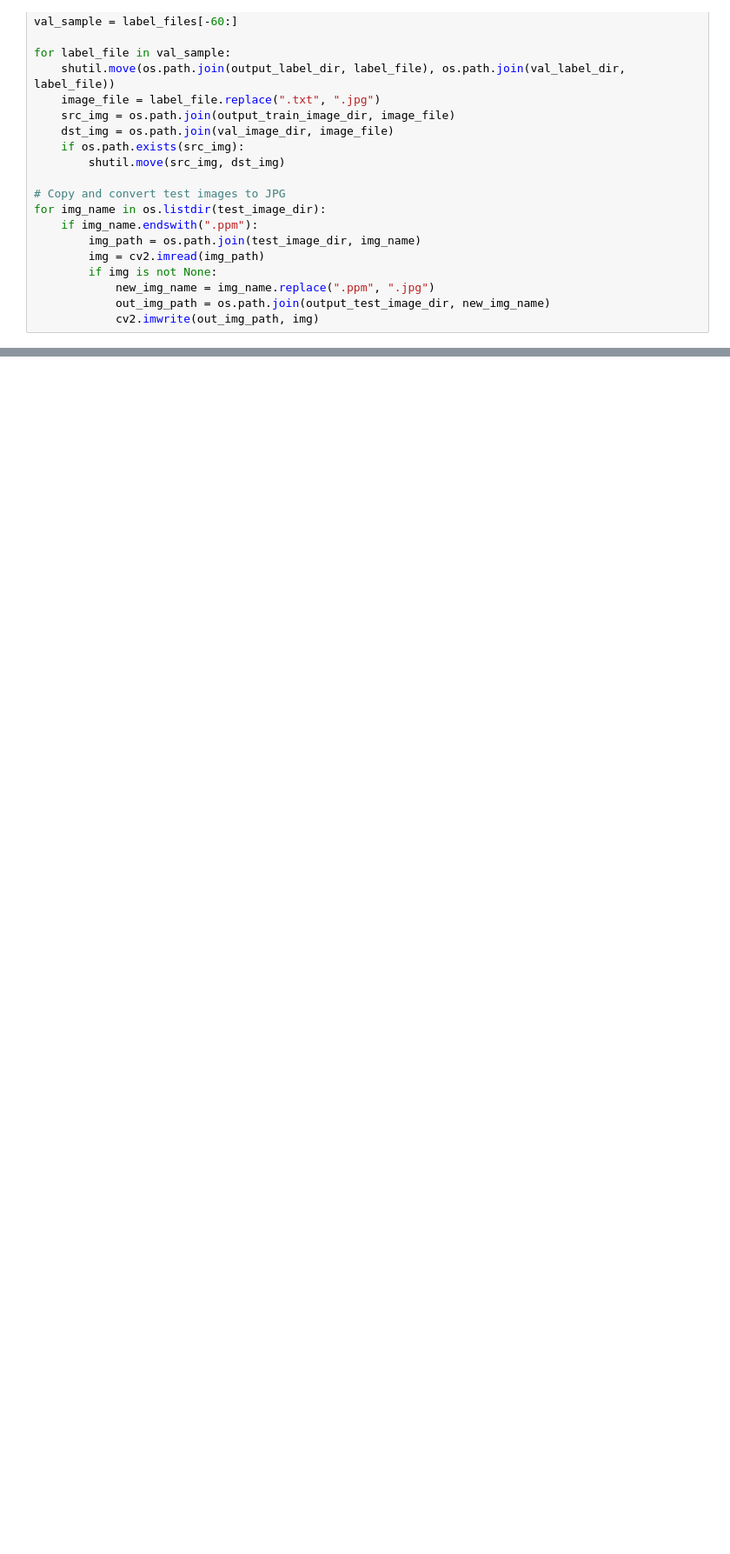
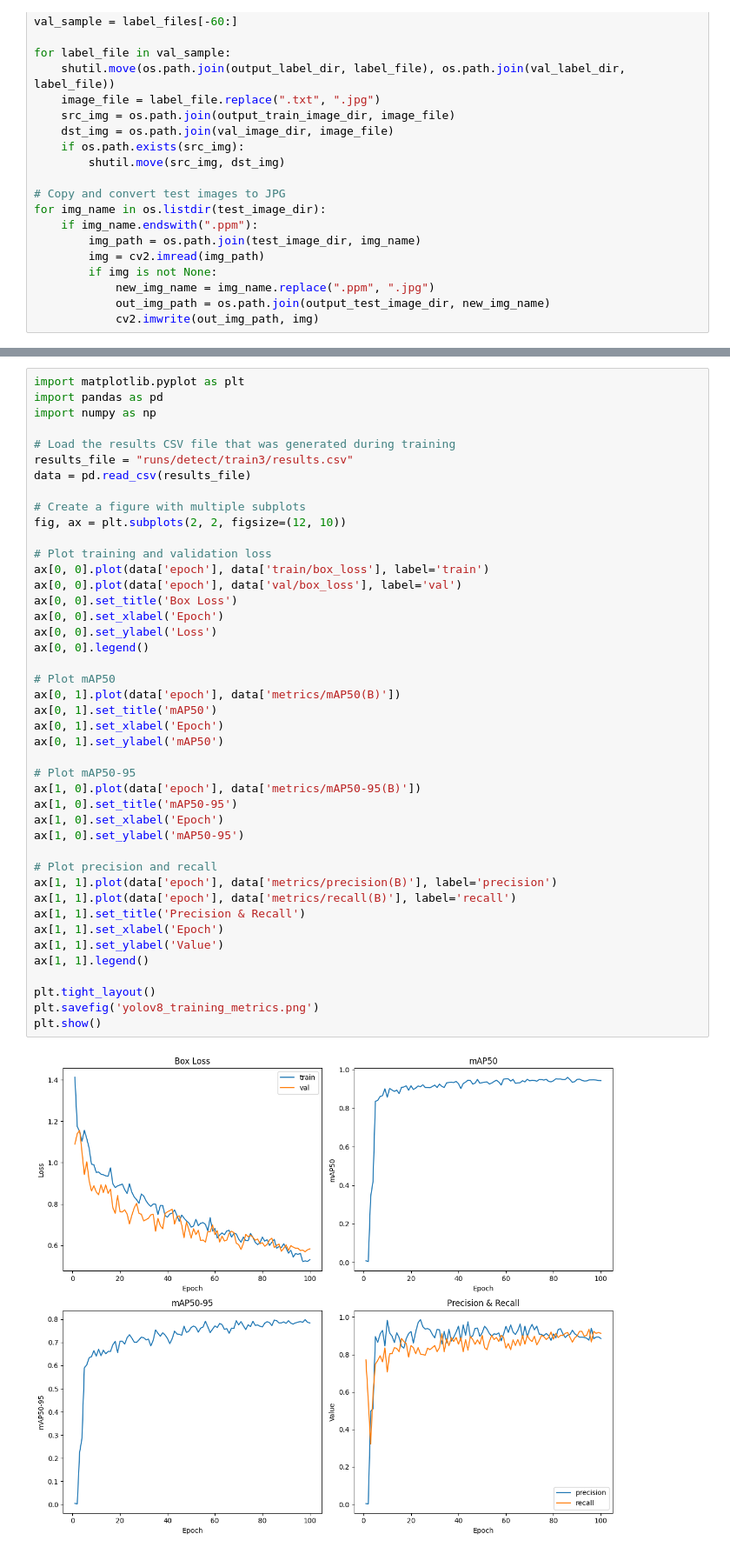
Before and after one commit to xXTime-OnXx/cvai-classisign, a Jupyter notebook: train_yolo.ipynb, the cells around one changed output, grey strips where cells are left out. Shown at 87% size. Saved outputs shown, nothing was run; the diff lists cells and outputs as text; blank space fills up the shorter version.

Commit message:
metrics

```diff
--- a/train_yolo.ipynb
+++ b/train_yolo.ipynb
@@ -139,0 +163,45 @@ Results saved to runs\detect\train
+# %%
+import matplotlib.pyplot as plt
+import pandas as pd
+import numpy as np
+
+# Load the results CSV file that was generated during training
+results_file = "runs/detect/train3/results.csv"
+data = pd.read_csv(results_file)
+
+# Create a figure with multiple subplots
+fig, ax = plt.subplots(2, 2, figsize=(12, 10))
+
+# Plot training and validation loss
+ax[0, 0].plot(data['epoch'], data['train/box_loss'], label='train')
+ax[0, 0].plot(data['epoch'], data['val/box_loss'], label='val')
+ax[0, 0].set_title('Box Loss')
+ax[0, 0].set_xlabel('Epoch')
+ax[0, 0].set_ylabel('Loss')
+ax[0, 0].legend()
+
+# Plot mAP50
+ax[0, 1].plot(data['epoch'], data['metrics/mAP50(B)'])
+ax[0, 1].set_title('mAP50')
+ax[0, 1].set_xlabel('Epoch')
+ax[0, 1].set_ylabel('mAP50')
+
+# Plot mAP50-95
+ax[1, 0].plot(data['epoch'], data['metrics/mAP50-95(B)'])
+ax[1, 0].set_title('mAP50-95')
+ax[1, 0].set_xlabel('Epoch')
+ax[1, 0].set_ylabel('mAP50-95')
+
+# Plot precision and recall
+ax[1, 1].plot(data['epoch'], data['metrics/precision(B)'], label='precision')
+ax[1, 1].plot(data['epoch'], data['metrics/recall(B)'], label='recall')
+ax[1, 1].set_title('Precision & Recall')
+ax[1, 1].set_xlabel('Epoch')
+ax[1, 1].set_ylabel('Value')
+ax[1, 1].legend()
+
+plt.tight_layout()
+plt.savefig('yolov8_training_metrics.png')
+plt.show()
+# %% [output]
+[figure, added]
```
Also changed, not shown: parts of 8 cells of this notebook, 1 other file.
